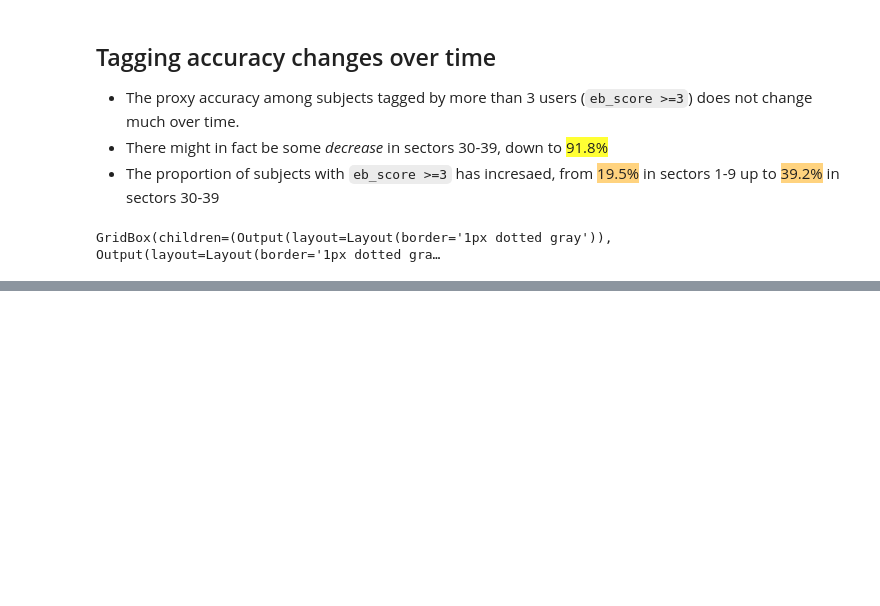
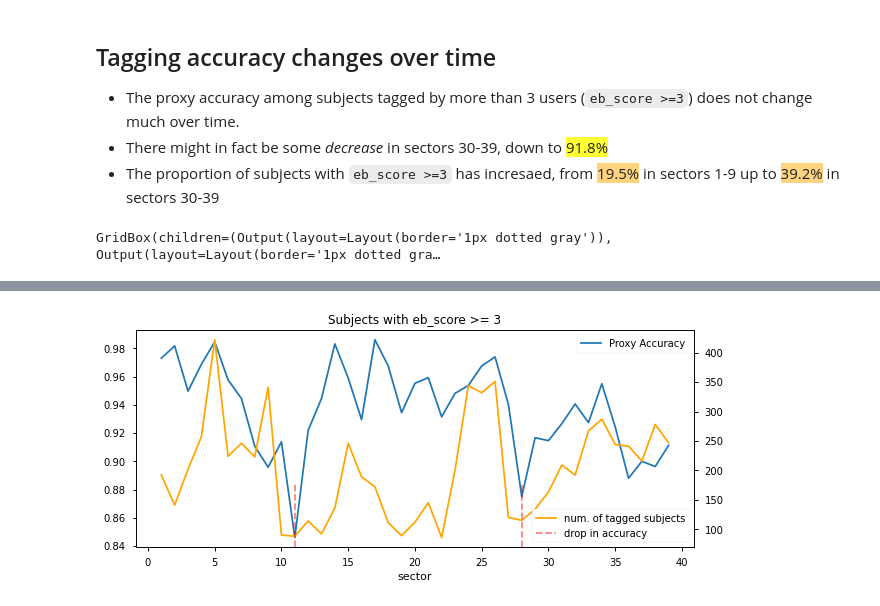
Before and after one commit to orionlee/pht_eb_stats2, a Jupyter notebook: src/dashboard_participants.ipynb, the cells around one changed output, grey strips where cells are left out. Cells and saved outputs as stored; diff of their text form; code cells hidden in the pictures; blank space fills up the shorter version.

Commit message:
PHT participants: per-sector proxy accuracy

```diff
--- a/src/dashboard_participants.ipynb
+++ b/src/dashboard_participants.ipynb
@@ -10,11 +10,15 @@ import numpy as np
 import pandas as pd
 from IPython.display import display, HTML
 
+import matplotlib
+from matplotlib import pyplot as plt
+
 import catalog
 import catalog_stats
 import dashboard_utils
 
 display(HTML("<style>.container { width:99% !important; }</style>"))
+matplotlib.style.use("seaborn-notebook");
 # %%
 def sector_group_func1(sector):
     if sector <= 13:
@@ -78,0 +90,18 @@ GridBox(children=(Output(layout=Layout(border='1px dotted gray')), Output(layout
+# %%
+report, styler = catalog_stats.pivot_by_eb_score_group(df[df["eb_score"] >= 3],
+                                                       index="sector",
+                                                       calc_totals_pct_col=True,
+                                                       also_return_styler=True)
+# a subset of per-sector excluding Totals
+report = report[report.index != "Totals"].sort_index()
+ax = plt.figure(figsize=(10, 4)).gca()
+ax = report.plot(y=("count", "tic_id", "T/(T+F)"), ax=ax, kind="line", legend=False)
+ax.legend(["Proxy Accuracy"], loc="upper right")
+ax = ax.twinx()  # visually the same plot, but with an independent y-axis
+ax = report.plot(y=("count", "tic_id", "Totals"), c="orange", ax=ax, kind="line", legend=False)
+ax.axvline(11, ymin=0, ymax=0.3, c="red", alpha=0.5, linestyle="--");
+ax.axvline(28, ymin=0, ymax=0.3, c="red", alpha=0.5, linestyle="--");
+ax.legend(["num. of tagged subjects", "drop in accuracy"], loc="lower right")
+ax.set_title(f"Subjects with eb_score >= {max_eb_score}");
+# %% [output]
+[figure, added]
```
Also changed, not shown: parts of 1 cell of this notebook.
